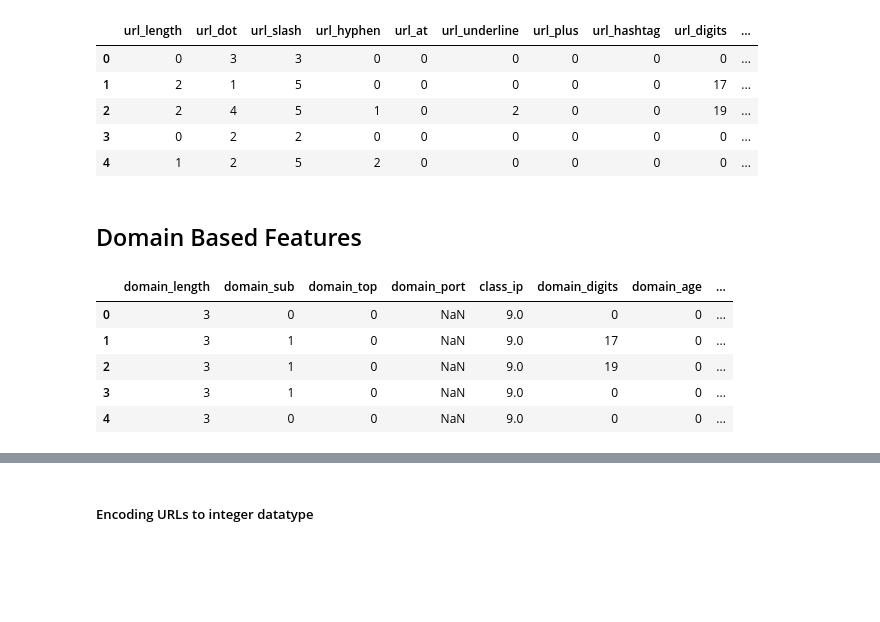
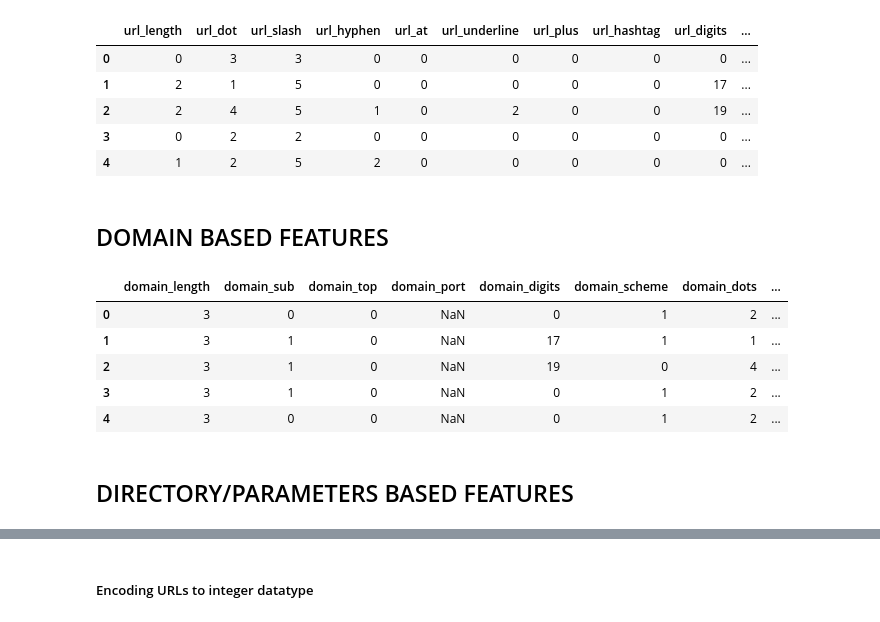
Before and after one commit to devsec-ansh/Phishing-Scam-Detection-Using-Ensemble-Machine-Learning-and-NLP, a Jupyter notebook: Phishing Detection using ML.ipynb, the cells around one changed output, grey strips where cells are left out. Drawn from its saved outputs; the diff is of its cells as text; code cells hidden in the pictures; blank space fills up the shorter version.

```diff
--- a/Phishing Detection using ML.ipynb
+++ b/Phishing Detection using ML.ipynb
@@ -133,7 +133,7 @@ def count_special(url): #10. counting special characters present in URL
     return special
 
 def count_percentage(url): # 11.counting % in URL
-    percentage_count = url.count('=')
+    percentage_count = url.count('%')
     return percentage_count
 
 def count_equal(url): # 12.counting = in URL
@@ -186,7 +186,7 @@ lexical_df.head()
 # %%
 daf = pd.concat([df, lexical_df], axis=1)
 # %% [markdown]
-## Domain Based Features
+## DOMAIN BASED FEATURES
 # %%
 from urllib.parse import urlparse
 from tldextract import extract
@@ -317,32 +340,41 @@ def domainFeatureExtraction(url,label):
     domain_features.append(domain_subdomain(url)) #2
     domain_features.append(domain_top(url)) #3
     domain_features.append(domain_port(url)) #4
-    domain_features.append(ip_class(url)) #5
+#     domain_features.append(ip_class(url)) #5
     domain_features.append(domain_digits(url)) #6
-    domain_features.append(domain_age(url)) #7
+#     domain_features.append(domain_age(url)) #7
     domain_features.append(domain_scheme(url)) #9
     domain_features.append(domain_dots(url)) #10
+    domain_features.append(domain_vowels(url)) #14
+#     domain_features.append(domain_percentage(url)) #15
+#     domain_features.append(domain_equal(url)) #18
+#     domain_features.append(domain_status(url)) #14
+
 
     return domain_features
 # %%
 featuresDomain = []
 label = 0
 
 for i in range(0, 11430):
     url_value = df['url'][i]
     featuresDomain.append(domainFeatureExtraction(url_value,label))
 
-domain_labels = ['domain_length', 'domain_sub', 'domain_top', 'domain_port', 'class_ip','domain_digits','domain_age',
-                 'domain_scheme', 'domain_dots']
+domain_labels = ['domain_length', 'domain_sub', 'domain_top',
+                'domain_port',    'domain_digits',
+                    'domain_scheme', 'domain_dots',
+                 'domain_vowels']
 
 domain_df = pd.DataFrame(featuresDomain, columns=domain_labels)
 domain_df.head()
 # %% [output]
-|  | domain_length | domain_sub | domain_top | domain_port | class_ip | domain_digits | domain_age | ... |
-| 0 | 3 | 0 | 0 | NaN | 9.0 | 0 | 0 | ... |
-| 1 | 3 | 1 | 0 | NaN | 9.0 | 17 | 0 | ... |
-| 2 | 3 | 1 | 0 | NaN | 9.0 | 19 | 0 | ... |
-| 3 | 3 | 1 | 0 | NaN | 9.0 | 0 | 0 | ... |
-| 4 | 3 | 0 | 0 | NaN | 9.0 | 0 | 0 | ... |
+|  | domain_length | domain_sub | domain_top | domain_port | domain_digits | domain_scheme | domain_dots | ... |
+| 0 | 3 | 0 | 0 | NaN | 0 | 1 | 2 | ... |
+| 1 | 3 | 1 | 0 | NaN | 17 | 1 | 1 | ... |
+| 2 | 3 | 1 | 0 | NaN | 19 | 0 | 4 | ... |
+| 3 | 3 | 1 | 0 | NaN | 0 | 1 | 2 | ... |
+| 4 | 3 | 0 | 0 | NaN | 0 | 1 | 2 | ... |
 # %%
 daf = pd.concat([daf, domain_df], axis=1)
+# %% [markdown]
+## DIRECTORY/PARAMETERS BASED FEATURES
```
Also changed, not shown: parts of 15 cells of this notebook.
